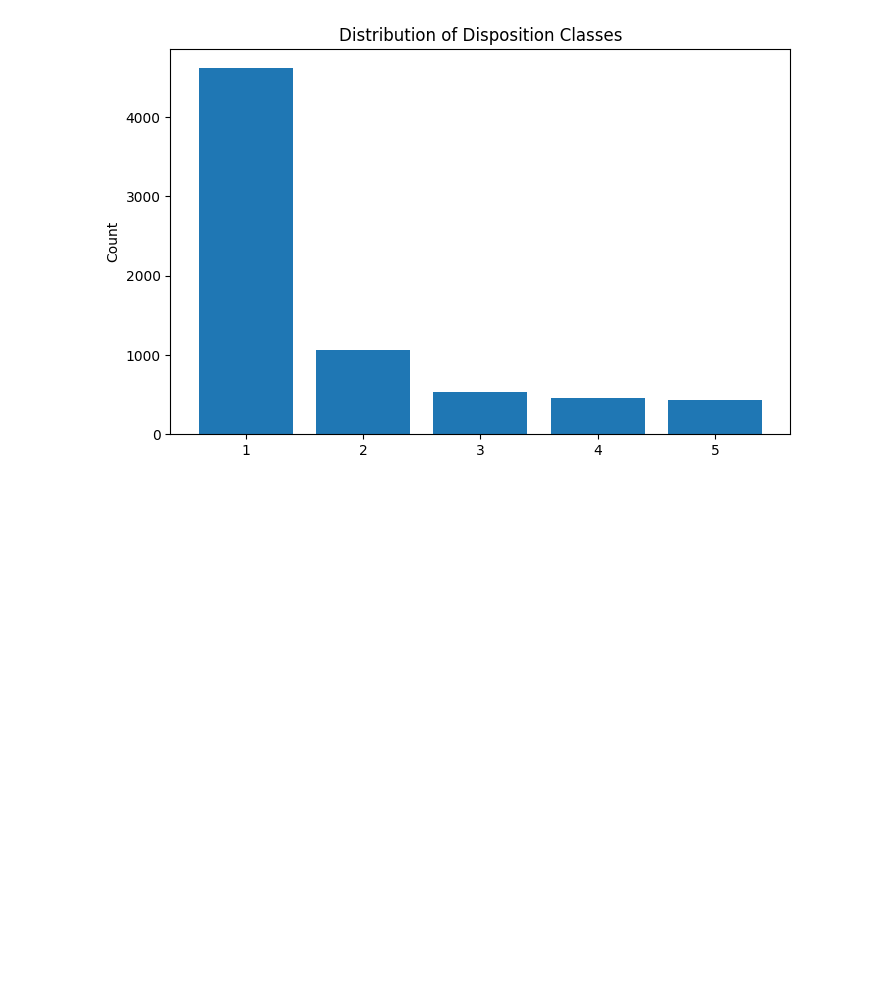
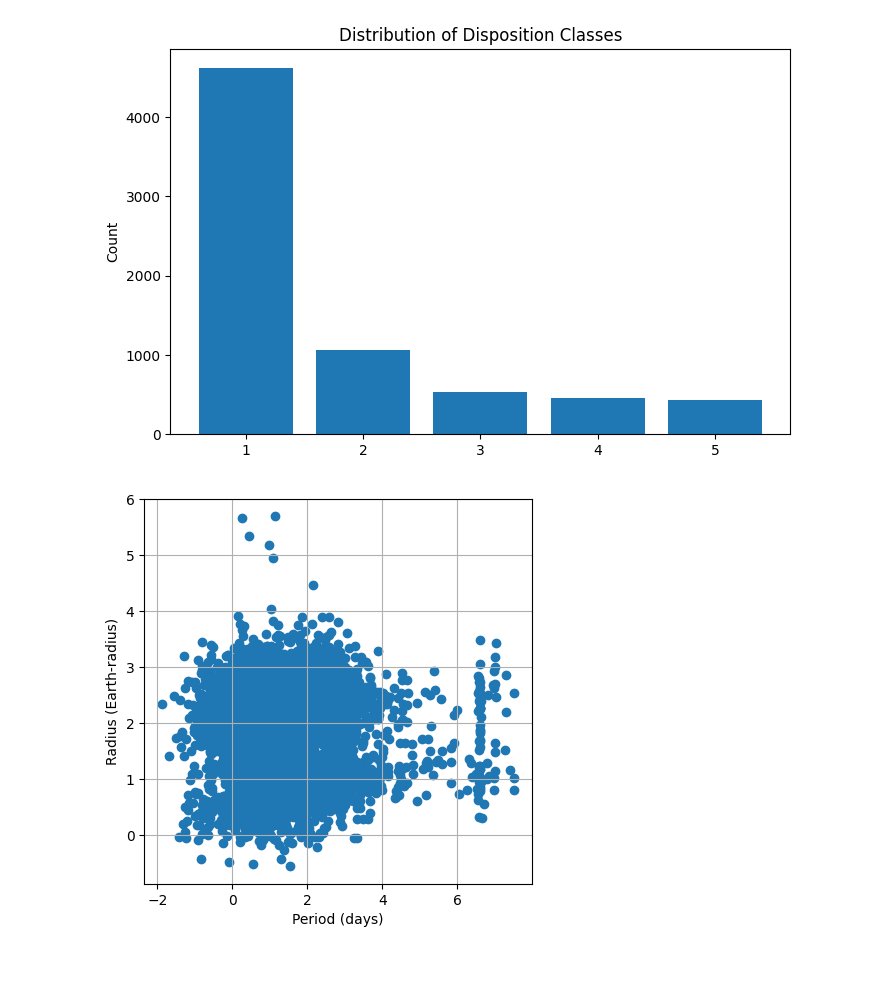
Before and after one commit to topollonaketsana/Exoplanet--Chronicles, a Jupyter notebook: notebooks/data_exploration.ipynb, the cells around one changed output. Cells and saved outputs as stored; diff of their text form; code cells hidden in the pictures; blank space fills up the shorter version.

```diff
--- a/notebooks/data_exploration.ipynb
+++ b/notebooks/data_exploration.ipynb
@@ -345,6 +345,18 @@ plt.title('Distribution of Disposition Classes')
 plt.show()
 # %% [output]
 [figure]
+# %%
+## radius vs period
+plt.figure(figsize= (5, 5))
+
+plt.scatter(df['pl_orbper'].apply(np.log), df['pl_rade'].apply(np.log))
+plt.ylabel('Radius (Earth-radius)')
+plt.xlabel('Period (days)')
+plt.grid(True)
+
+plt.show()
+# %% [output]
+[figure, added]
 # %% [markdown]
 ####
 # %% [markdown]
```
Also changed, not shown: parts of 4 cells of this notebook, 5 other files.
